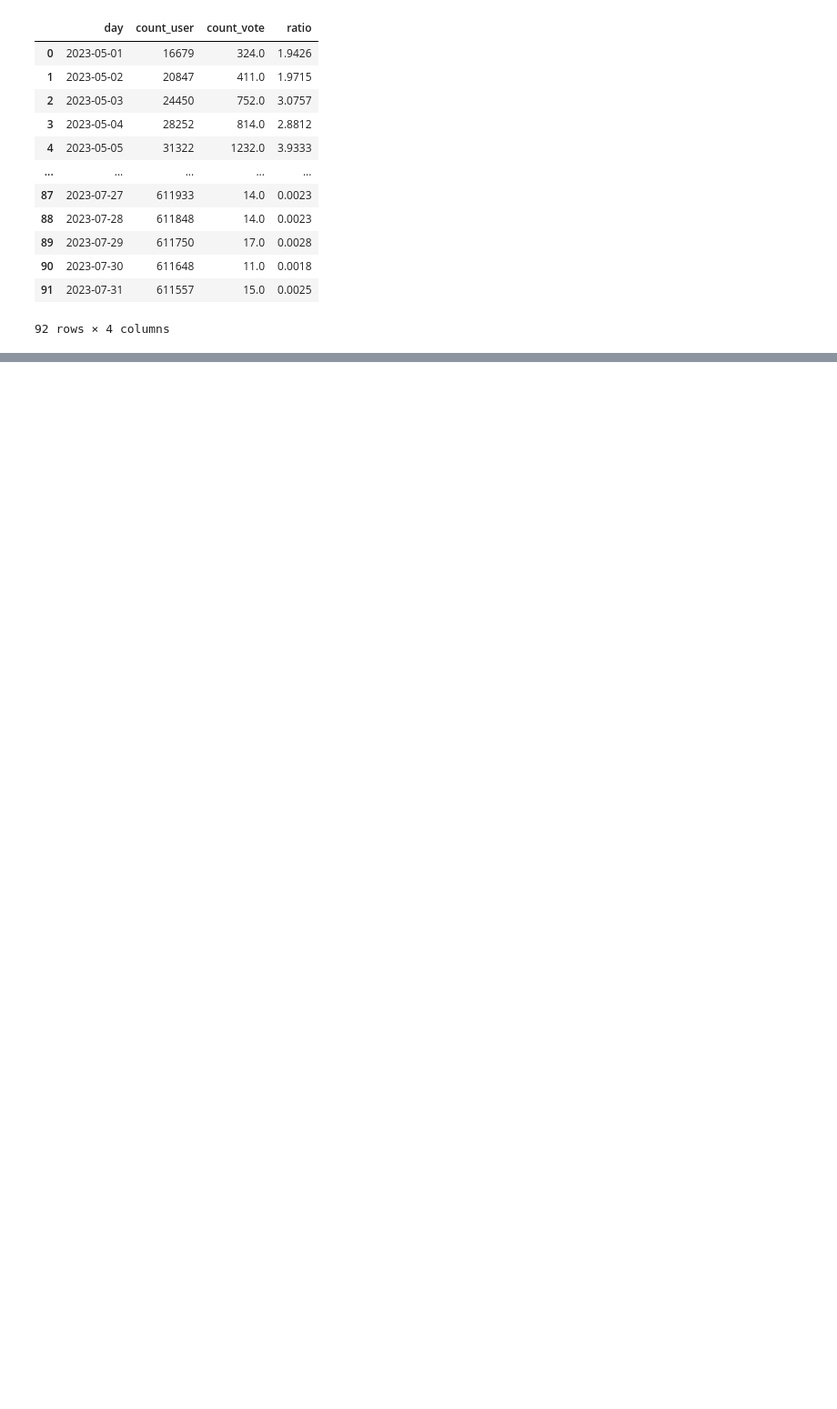
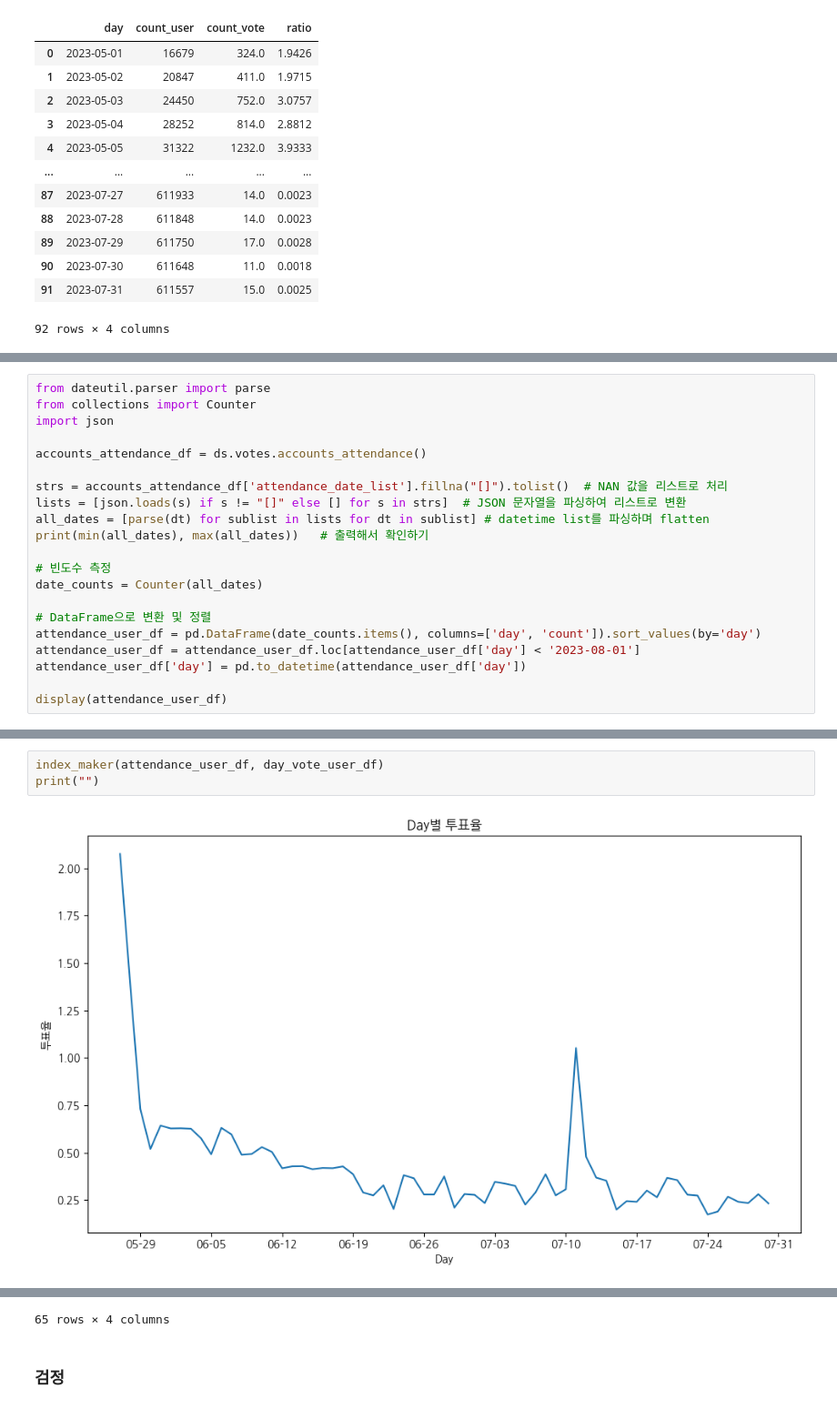
Before and after one commit to saeraniren/advanced_project, a Jupyter notebook: KPI.ipynb, the cells around one changed output, grey strips where cells are left out. Shown at 91% size. Cells and saved outputs as stored; diff of their text form; blank space fills up the shorter version.

```diff
--- a/KPI.ipynb
+++ b/KPI.ipynb
@@ -226,0 +260,21 @@ merged_df = index_maker(cul_user_withdraw_df, day_vote_user_df)
+# %%
+from dateutil.parser import parse
+from collections import Counter
+import json
+
+accounts_attendance_df = ds.votes.accounts_attendance()
+
+strs = accounts_attendance_df['attendance_date_list'].fillna("[]").tolist()  # NAN 값을 리스트로 처리
+lists = [json.loads(s) if s != "[]" else [] for s in strs]  # JSON 문자열을 파싱하여 리스트로 변환
+all_dates = [parse(dt) for sublist in lists for dt in sublist] # datetime list를 파싱하며 flatten
+print(min(all_dates), max(all_dates))   # 출력해서 확인하기
+
+# 빈도수 측정
+date_counts = Counter(all_dates)
+
+# DataFrame으로 변환 및 정렬
+attendance_user_df = pd.DataFrame(date_counts.items(), columns=['day', 'count']).sort_values(by='day')
+attendance_user_df = attendance_user_df.loc[attendance_user_df['day'] < '2023-08-01']
+attendance_user_df['day'] = pd.to_datetime(attendance_user_df['day'])
+
+display(attendance_user_df)
@@ -226,0 +296,5 @@ merged_df = index_maker(cul_user_withdraw_df, day_vote_user_df)
+# %%
+index_maker(attendance_user_df, day_vote_user_df)
+print("")
+# %% [output]
+[figure, added]
@@ -226,0 +313,3 @@ merged_df = index_maker(cul_user_withdraw_df, day_vote_user_df)
+65 rows × 4 columns
+# %% [markdown]
+### 검정
```
Also changed, not shown: parts of 25 cells of this notebook, 1 other file.
